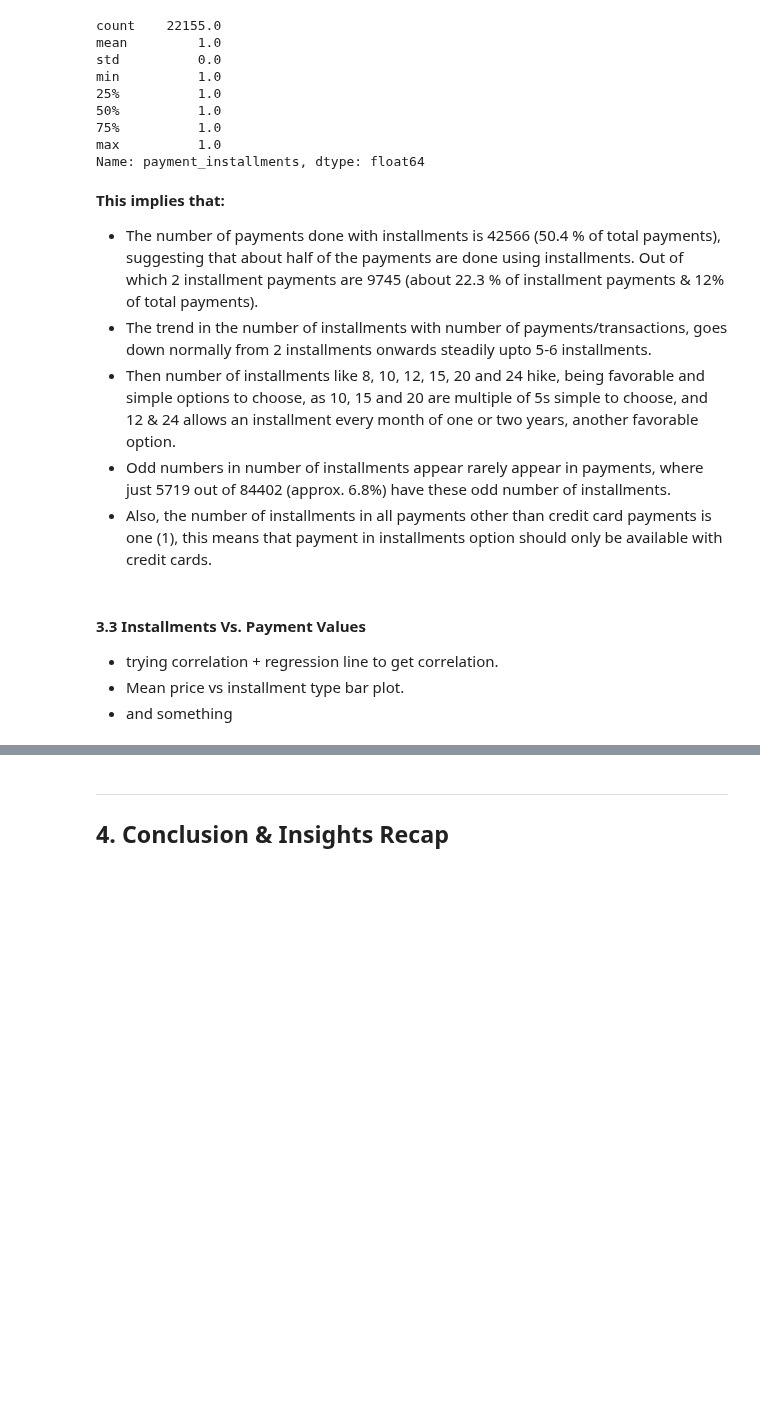
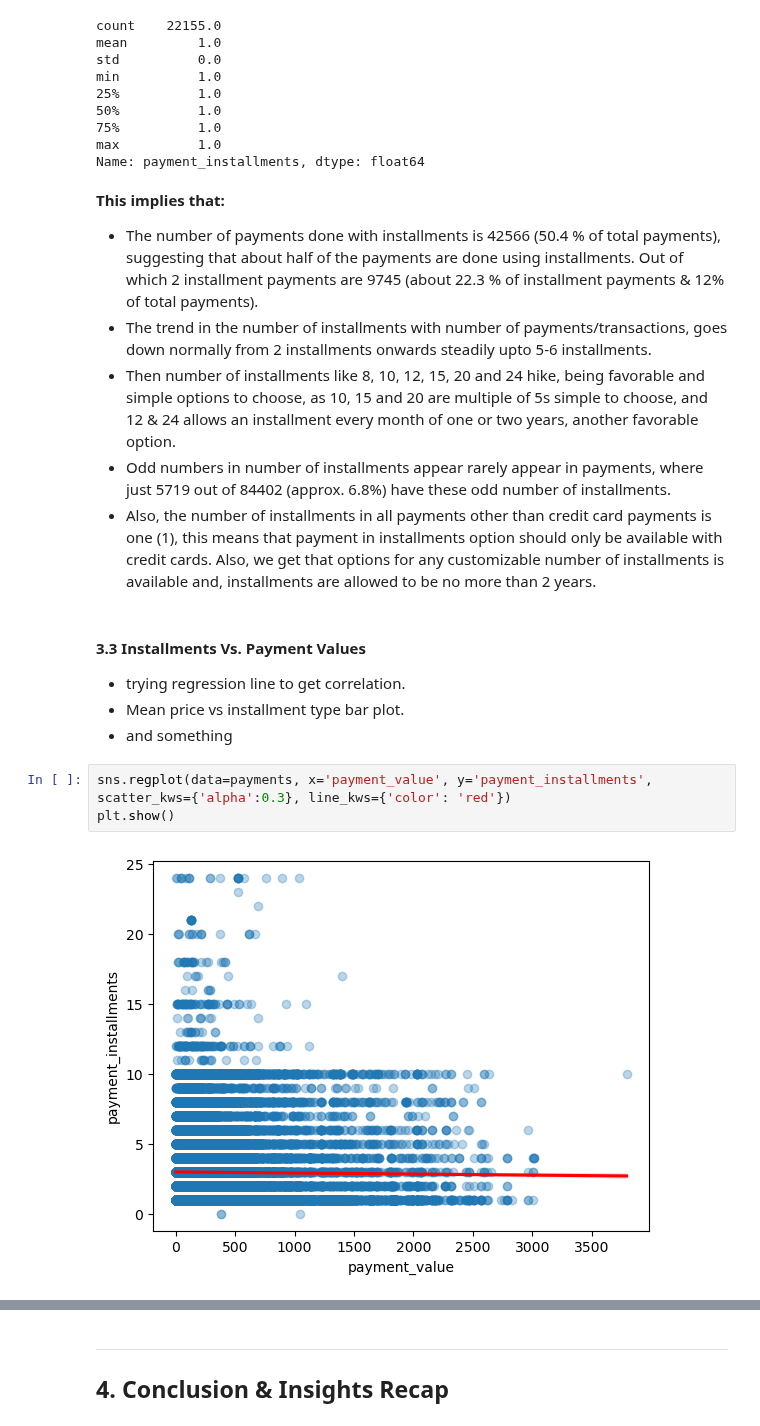
Before and after one commit to JatinY459/ecommerce-data-analysis, a Jupyter notebook: notebooks/05_EDA_payments_shipping.ipynb, the cells around one changed output, grey strips where cells are left out. Drawn from its saved outputs; the diff is of its cells as text; blank space fills up the shorter version.

Commit message:
added installment & payment_value analysis + Payment value distribution in 04_eda

```diff
--- a/notebooks/05_EDA_payments_shipping.ipynb
+++ b/notebooks/05_EDA_payments_shipping.ipynb
@@ -208,10 +195,15 @@ Name: payment_installments, dtype: float64
 - The trend in the number of installments with number of payments/transactions, goes down normally from 2 installments onwards steadily upto 5-6 installments.
 - Then number of installments like 8, 10, 12, 15, 20 and 24 hike, being favorable and simple options to choose, as 10, 15 and 20 are multiple of 5s simple to choose, and 12 & 24 allows an installment every month of one or two years, another favorable option.
 - Odd numbers in number of installments appear rarely appear in payments, where just 5719 out of 84402 (approx. 6.8%) have these odd number of installments.
-- Also, the number of installments in all payments other than credit card payments is one (1), this means that payment in installments option should only be available with credit cards.
+- Also, the number of installments in all payments other than credit card payments is one (1), this means that payment in installments option should only be available with credit cards. Also, we get that options for any customizable number of installments is available and, installments are allowed to be no more than 2 years.
 # %% [markdown]
 #### **3.3 Installments Vs. Payment Values** <a id="topic-3-3"></a>
 
-- trying correlation + regression line to get correlation.
+- trying regression line to get correlation.
 - Mean price vs installment type bar plot.
 - and something
+# %%
+sns.regplot(data=payments, x='payment_value', y='payment_installments', scatter_kws={'alpha':0.3}, line_kws={'color': 'red'})
+plt.show()
+# %% [output]
+[figure, added]
```
Also changed, not shown: parts of 18 cells of this notebook.
